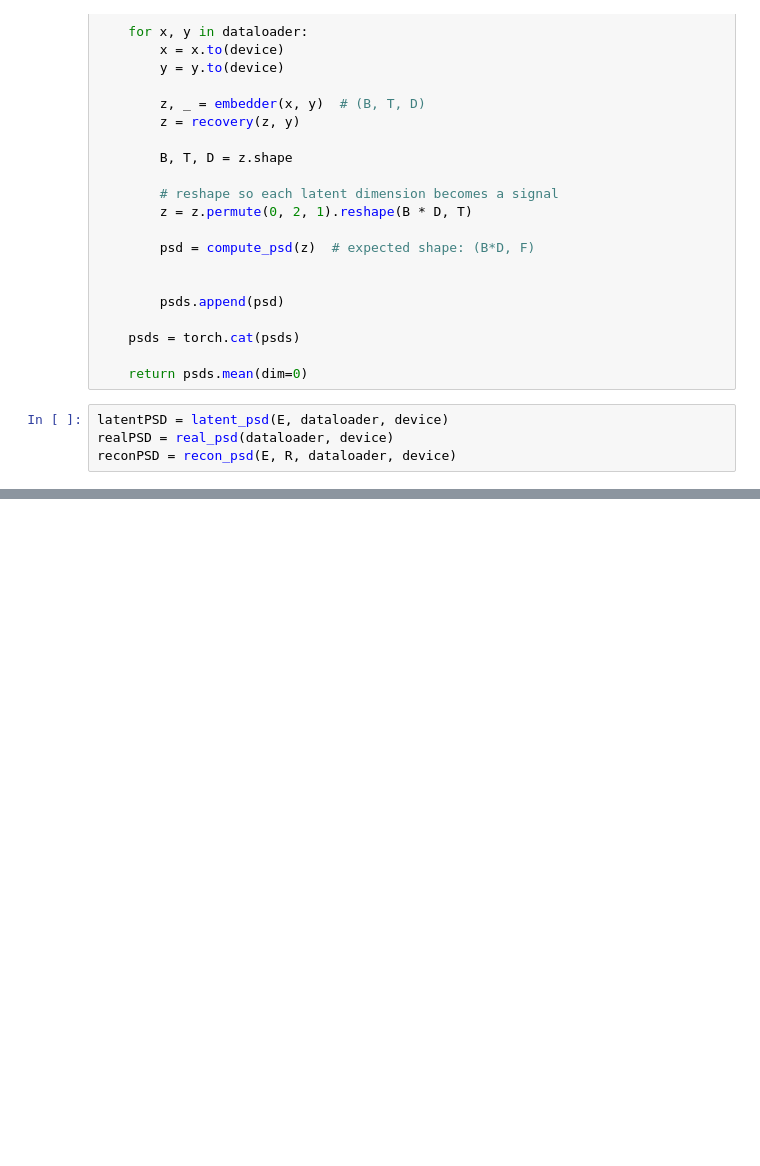
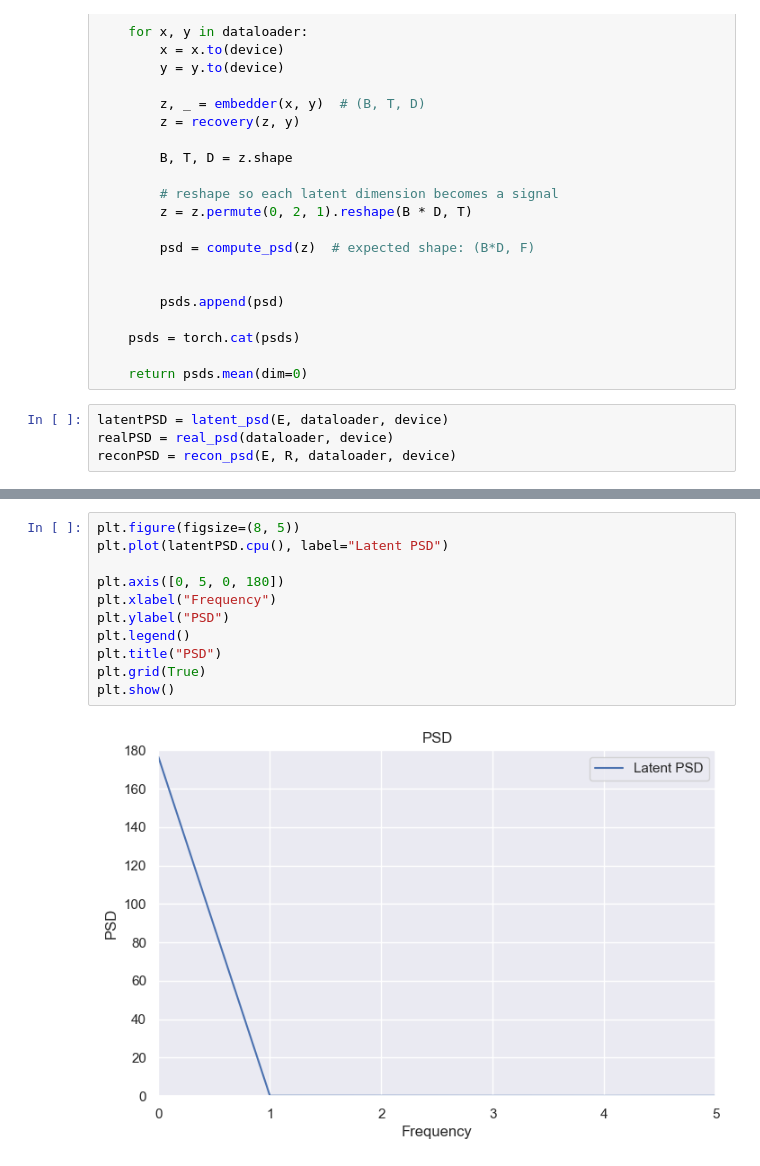
Before and after one commit to DanielDBGC/BestTimeGAN, a Jupyter notebook: evaluation/evaluateAutoencoder.ipynb, the cells around one changed output, grey strips where cells are left out. Saved outputs shown, nothing was run; the diff lists cells and outputs as text; blank space fills up the shorter version.

```diff
--- a/evaluation/evaluateAutoencoder.ipynb
+++ b/evaluation/evaluateAutoencoder.ipynb
@@ -518,0 +522,13 @@ plt.show()
+# %%
+plt.figure(figsize=(8, 5))
+plt.plot(latentPSD.cpu(), label="Latent PSD")
+
+plt.axis([0, 5, 0, 180])
+plt.xlabel("Frequency")
+plt.ylabel("PSD")
+plt.legend()
+plt.title("PSD")
+plt.grid(True)
+plt.show()
+# %% [output]
+[figure, added]
```
Also changed, not shown: parts of 12 cells of this notebook, 2 other files.
